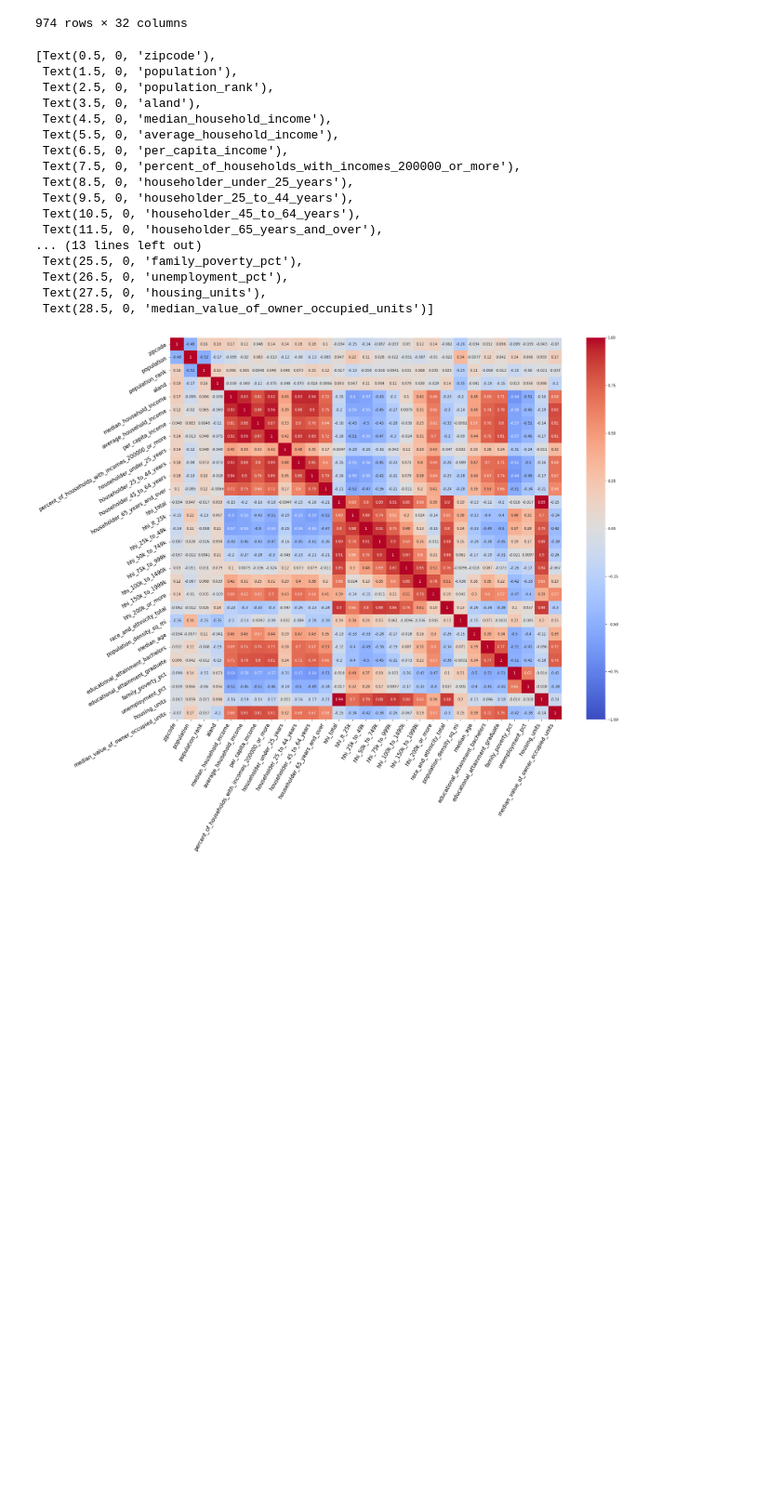
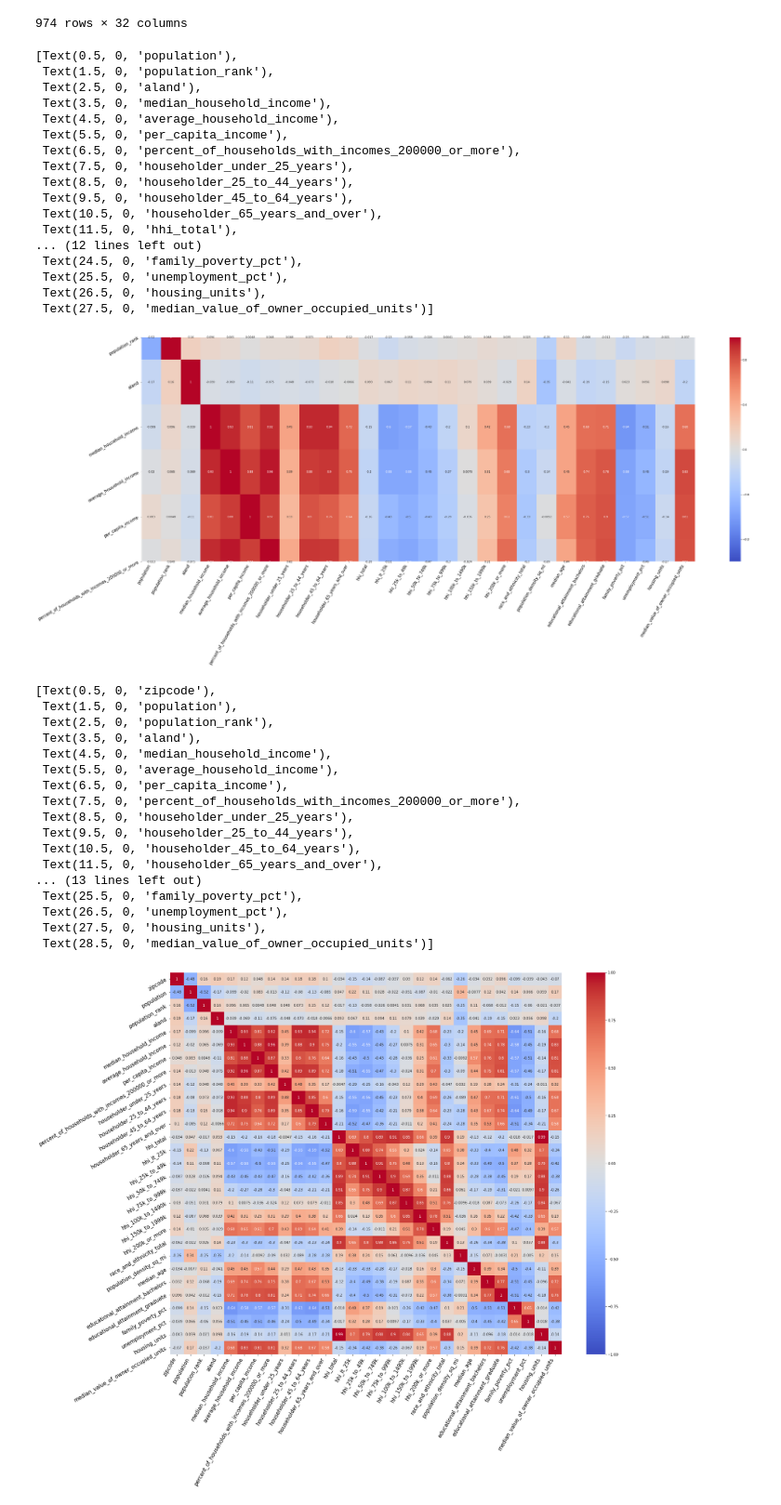
Before and after one commit to sakuraszy/STATS-170A-Group, a Jupyter notebook: presentation_1_data_vis.ipynb, the cells around one changed output. Shown at 93% size. Saved outputs shown, nothing was run; the diff lists cells and outputs as text; code cells hidden in the pictures; blank space fills up the shorter version.

```diff
--- a/presentation_1_data_vis.ipynb
+++ b/presentation_1_data_vis.ipynb
@@ -86,3 +84,9 @@ demographic
 numerics = ['int16', 'int32', 'int64', 'float16', 'float32', 'float64']
 
 new_demo = demographic.select_dtypes(include=numerics)
+# %%
+temp = demographic
+# %%
+temp = temp.drop("zipcode", axis=1)
+# %%
+tc = temp.corr()
@@ -89,3 +95,31 @@ new_demo = demographic.select_dtypes(include=numerics)
+# %%
+##d_corr = demographic.corr()
+##d_corr.style.background_gradient(cmap='coolwarm')
+fig, ax = plt.subplots(figsize=(45,15))
+sns.heatmap(tc[1:7], annot = True,
+            cmap=plt.get_cmap('coolwarm'), vmin = -1, vmax = 1)
+ax.set_yticklabels(ax.get_yticklabels(), rotation="30", fontsize = 15)
+ax.set_xticklabels(ax.get_xticklabels(), rotation="60", horizontalalignment='right', fontsize = 15)
+##plt.savefig('result.png', bbox_inches='tight', pad_inches=0.0)
+# %% [output]
+[Text(0.5, 0, 'population'),
+ Text(1.5, 0, 'population_rank'),
+ Text(2.5, 0, 'aland'),
+ Text(3.5, 0, 'median_household_income'),
+ Text(4.5, 0, 'average_household_income'),
+ Text(5.5, 0, 'per_capita_income'),
+ Text(6.5, 0, 'percent_of_households_with_incomes_200000_or_more'),
+ Text(7.5, 0, 'householder_under_25_years'),
+ Text(8.5, 0, 'householder_25_to_44_years'),
+ Text(9.5, 0, 'householder_45_to_64_years'),
+ Text(10.5, 0, 'householder_65_years_and_over'),
+ Text(11.5, 0, 'hhi_total'),
+... (12 lines left out)
+ Text(24.5, 0, 'family_poverty_pct'),
+ Text(25.5, 0, 'unemployment_pct'),
+ Text(26.5, 0, 'housing_units'),
+ Text(27.5, 0, 'median_value_of_owner_occupied_units')]
+[figure, added]
 # %%
 ##d_corr = demographic.corr()
 ##d_corr.style.background_gradient(cmap='coolwarm')
```
Also changed, not shown: parts of 7 cells of this notebook, 2 other files.
